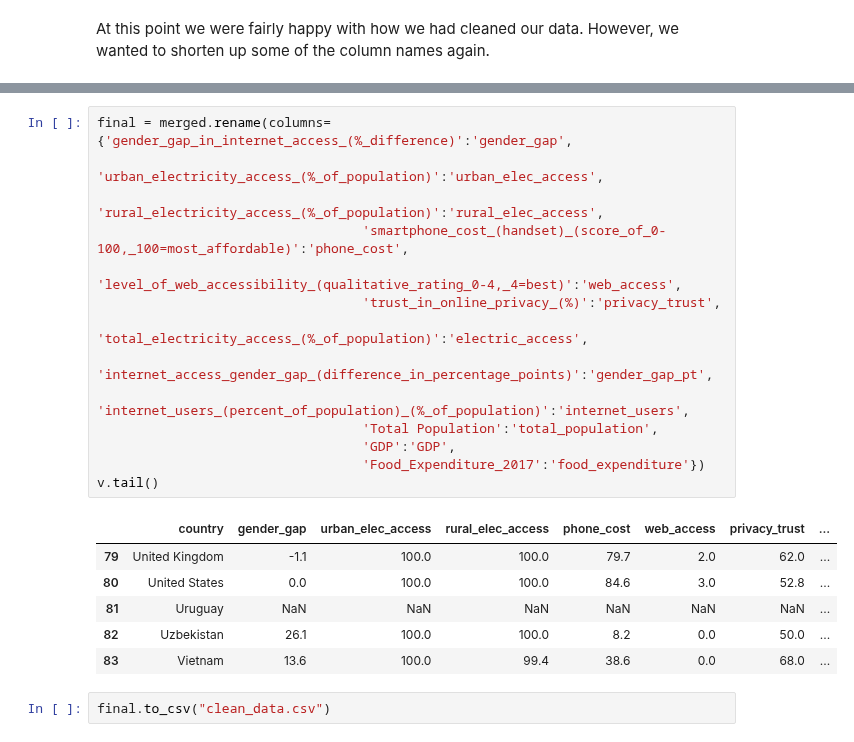
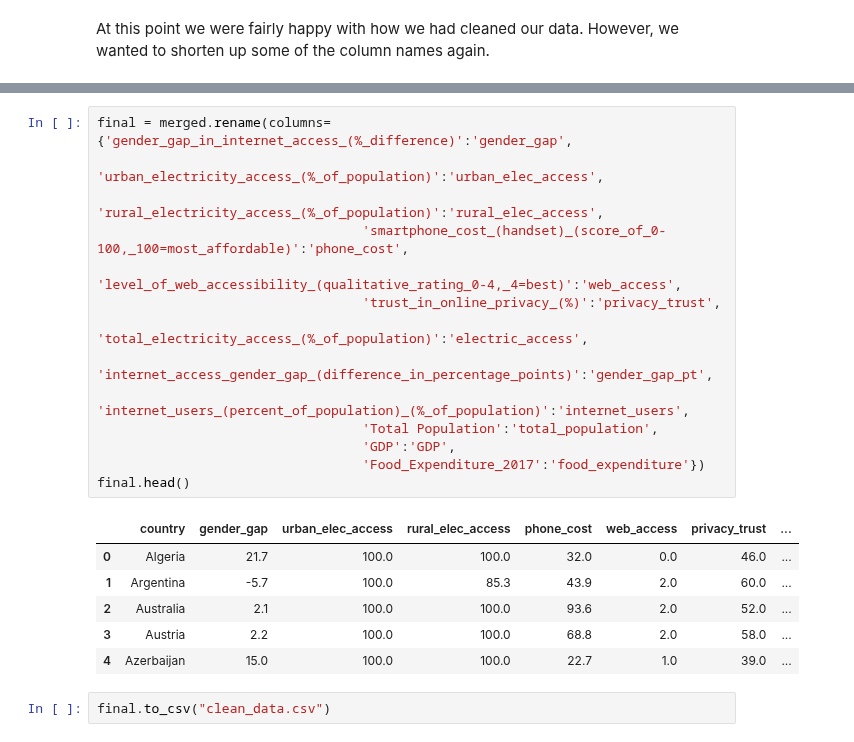
Before and after one commit to tklausner/info2950-project, a Jupyter notebook: Appendix_1_Data_Cleaning.ipynb, the cells around one changed output, grey strips where cells are left out. Drawn from its saved outputs; the diff is of its cells as text.

```diff
--- a/Appendix_1_Data_Cleaning.ipynb
+++ b/Appendix_1_Data_Cleaning.ipynb
@@ -188,23 +216,23 @@ food_data.head()
 # %%
 final = merged.rename(columns={'gender_gap_in_internet_access_(%_difference)':'gender_gap',
                                   'urban_electricity_access_(%_of_population)':'urban_elec_access',
                                   'rural_electricity_access_(%_of_population)':'rural_elec_access',
                                   'smartphone_cost_(handset)_(score_of_0-100,_100=most_affordable)':'phone_cost',
                                   'level_of_web_accessibility_(qualitative_rating_0-4,_4=best)':'web_access',
                                   'trust_in_online_privacy_(%)':'privacy_trust',
                                   'total_electricity_access_(%_of_population)':'electric_access',
                                   'internet_access_gender_gap_(difference_in_percentage_points)':'gender_gap_pt',
                                   'internet_users_(percent_of_population)_(%_of_population)':'internet_users',
                                   'Total Population':'total_population',
                                   'GDP':'GDP',
                                   'Food_Expenditure_2017':'food_expenditure'})
-v.tail()
+final.head()
 # %% [output]
 |  | country | gender_gap | urban_elec_access | rural_elec_access | phone_cost | web_access | privacy_trust | ... |
-| 79 | United Kingdom | -1.1 | 100.0 | 100.0 | 79.7 | 2.0 | 62.0 | ... |
-| 80 | United States | 0.0 | 100.0 | 100.0 | 84.6 | 3.0 | 52.8 | ... |
-| 81 | Uruguay | NaN | NaN | NaN | NaN | NaN | NaN | ... |
-| 82 | Uzbekistan | 26.1 | 100.0 | 100.0 | 8.2 | 0.0 | 50.0 | ... |
-| 83 | Vietnam | 13.6 | 100.0 | 99.4 | 38.6 | 0.0 | 68.0 | ... |
+| 0 | Algeria | 21.7 | 100.0 | 100.0 | 32.0 | 0.0 | 46.0 | ... |
+| 1 | Argentina | -5.7 | 100.0 | 85.3 | 43.9 | 2.0 | 60.0 | ... |
+| 2 | Australia | 2.1 | 100.0 | 100.0 | 93.6 | 2.0 | 52.0 | ... |
+| 3 | Austria | 2.2 | 100.0 | 100.0 | 68.8 | 2.0 | 58.0 | ... |
+| 4 | Azerbaijan | 15.0 | 100.0 | 100.0 | 22.7 | 1.0 | 39.0 | ... |
 # %%
 final.to_csv("clean_data.csv")
```
Also changed, not shown: parts of 4 cells of this notebook, 1 other file.
